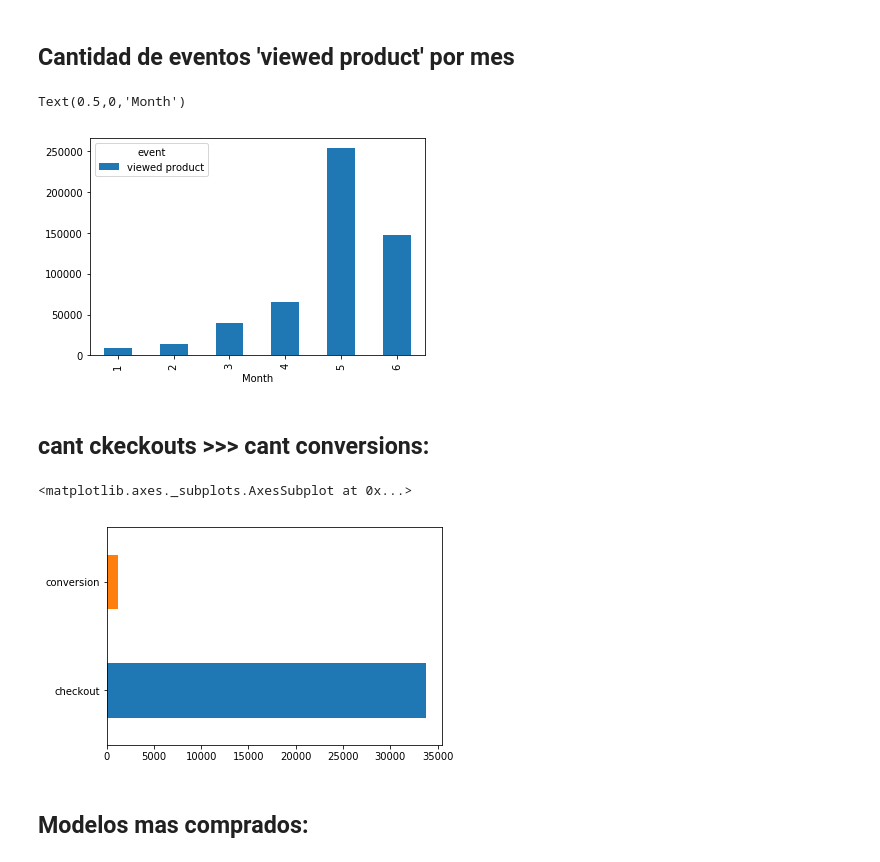
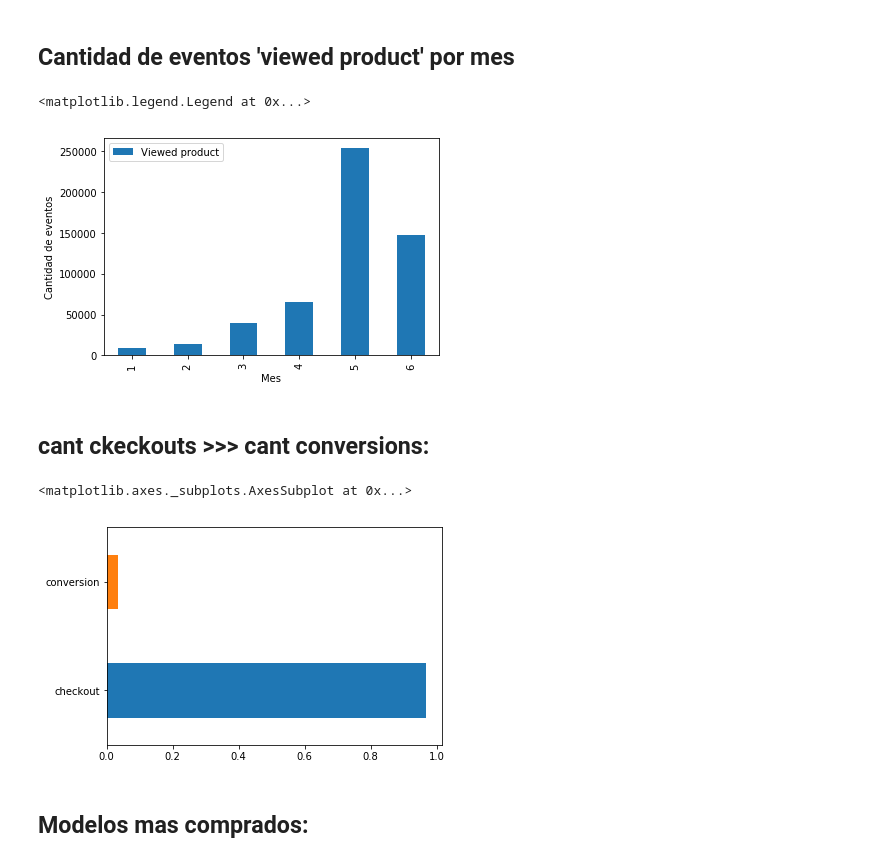
Before and after one commit to sebalogue/tp1-datos, a Jupyter notebook: src/seba/analisis-intro.ipynb, the cells around one changed output. Drawn from its saved outputs; the diff is of its cells as text; code cells hidden in the pictures.

```diff
--- a/src/seba/analisis-intro.ipynb
+++ b/src/seba/analisis-intro.ipynb
@@ -78,21 +156,23 @@ df_short['country'].value_counts().head(4).plot(kind='bar')
 # %%
 df_event_vp = tf.loc[tf['event'] == 'viewed product' ]
 g = df_event_vp.groupby([tf['timestamp'].dt.month, 'event']).size().unstack()\
                         .plot(kind='bar')
-g.set_xlabel("Month")
+g.set_xlabel("Mes")
+g.set_ylabel('Cantidad de eventos')
+g.legend(['Viewed product'])
 # %% [output]
-Text(0.5,0,'Month')
+<matplotlib.legend.Legend at 0x...>
-[figure, old version]
+[figure, new version]
 # %% [markdown]
 ## cant ckeckouts >>> cant conversions:
 # %%
 #mal grafico?
 df_event = tf.filter(items = ['event', 'timestamp'])
 checkout_vs_conv = df_event.loc[(tf['event'] == 'checkout') | (tf['event'] == 'conversion')]
-checkout_vs_conv['event'].value_counts().plot(kind='barh')
+checkout_vs_conv['event'].value_counts(normalize=True).plot(kind='barh')
 # %% [output]
 <matplotlib.axes._subplots.AxesSubplot at 0x...>
-[figure, old version]
+[figure, new version]
 # %% [markdown]
 ## Modelos mas comprados:
 # %%
```
Also changed, not shown: parts of 17 cells of this notebook.
